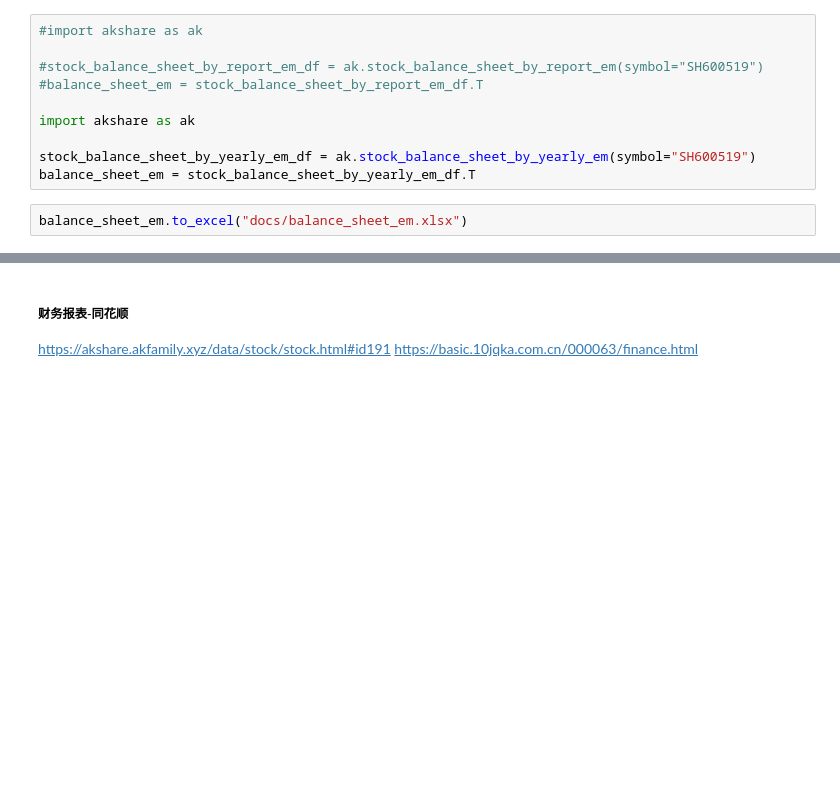
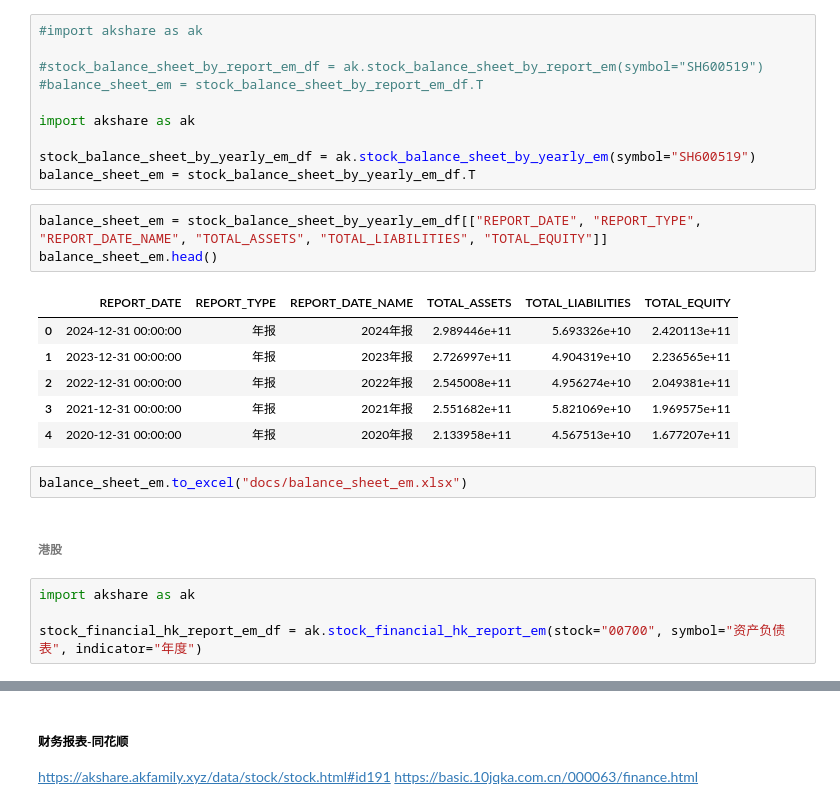
Before and after one commit to shugaoye/openbb_akshare, a Jupyter notebook: akshare_test.ipynb, the cells around one changed output, grey strips where cells are left out. Saved outputs shown, nothing was run; the diff lists cells and outputs as text; blank space fills up the shorter version.

```diff
--- a/akshare_test.ipynb
+++ b/akshare_test.ipynb
@@ -44,5 +72,21 @@ import akshare as ak
 
 stock_balance_sheet_by_yearly_em_df = ak.stock_balance_sheet_by_yearly_em(symbol="SH600519")
 balance_sheet_em = stock_balance_sheet_by_yearly_em_df.T
+# %%
+balance_sheet_em = stock_balance_sheet_by_yearly_em_df[["REPORT_DATE", "REPORT_TYPE", "REPORT_DATE_NAME", "TOTAL_ASSETS", "TOTAL_LIABILITIES", "TOTAL_EQUITY"]]
+balance_sheet_em.head()
+# %% [output]
+|  | REPORT_DATE | REPORT_TYPE | REPORT_DATE_NAME | TOTAL_ASSETS | TOTAL_LIABILITIES | TOTAL_EQUITY |
+| 0 | 2024-12-31 00:00:00 | 年报 | 2024年报 | 2.989446e+11 | 5.693326e+10 | 2.420113e+11 |
+| 1 | 2023-12-31 00:00:00 | 年报 | 2023年报 | 2.726997e+11 | 4.904319e+10 | 2.236565e+11 |
+| 2 | 2022-12-31 00:00:00 | 年报 | 2022年报 | 2.545008e+11 | 4.956274e+10 | 2.049381e+11 |
+| 3 | 2021-12-31 00:00:00 | 年报 | 2021年报 | 2.551682e+11 | 5.821069e+10 | 1.969575e+11 |
+| 4 | 2020-12-31 00:00:00 | 年报 | 2020年报 | 2.133958e+11 | 4.567513e+10 | 1.677207e+11 |
 # %%
 balance_sheet_em.to_excel("docs/balance_sheet_em.xlsx")
+# %% [markdown]
+###### 港股
+# %%
+import akshare as ak
+
+stock_financial_hk_report_em_df = ak.stock_financial_hk_report_em(stock="00700", symbol="资产负债表", indicator="年度")
```
Also changed, not shown: parts of 6 cells of this notebook, 5 other files.
